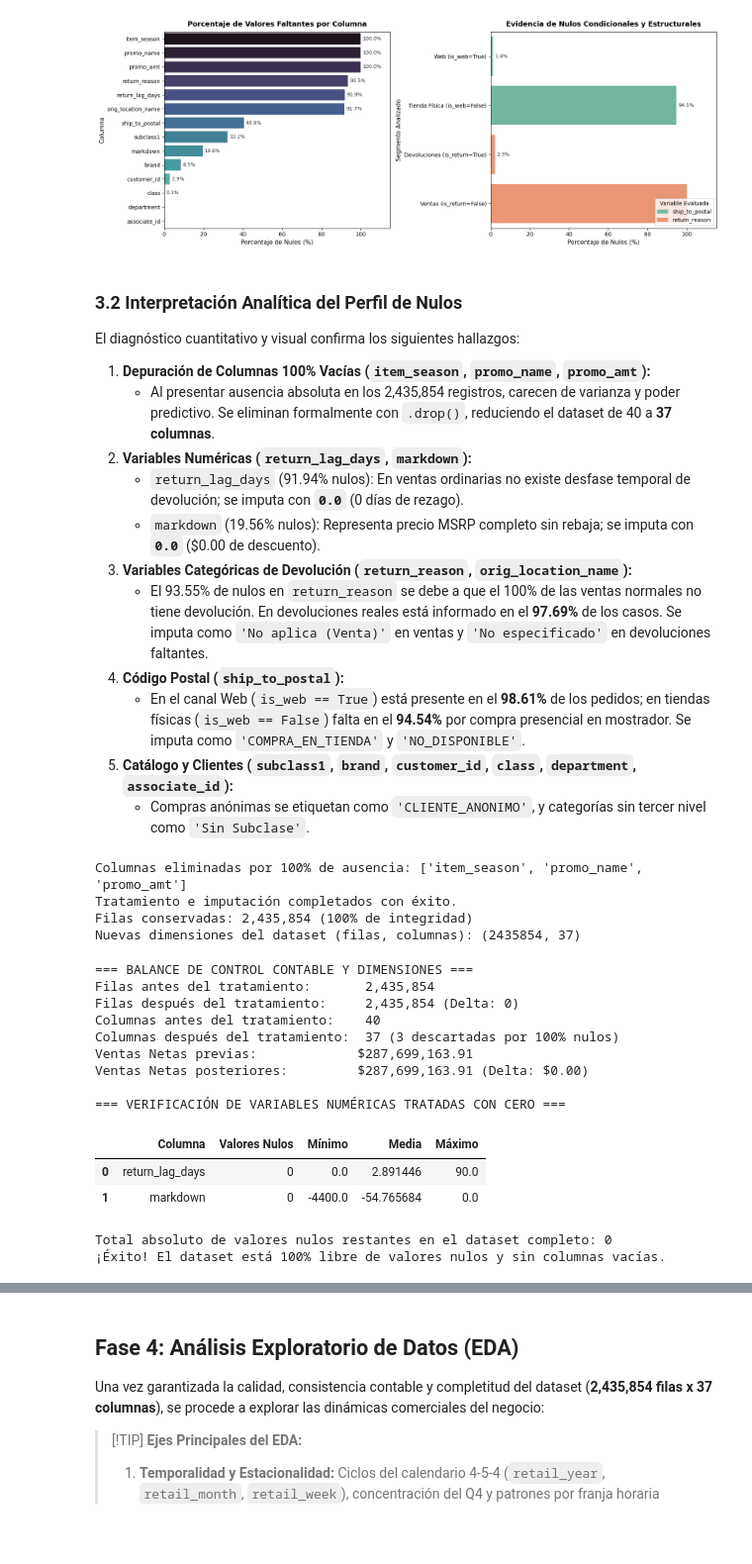
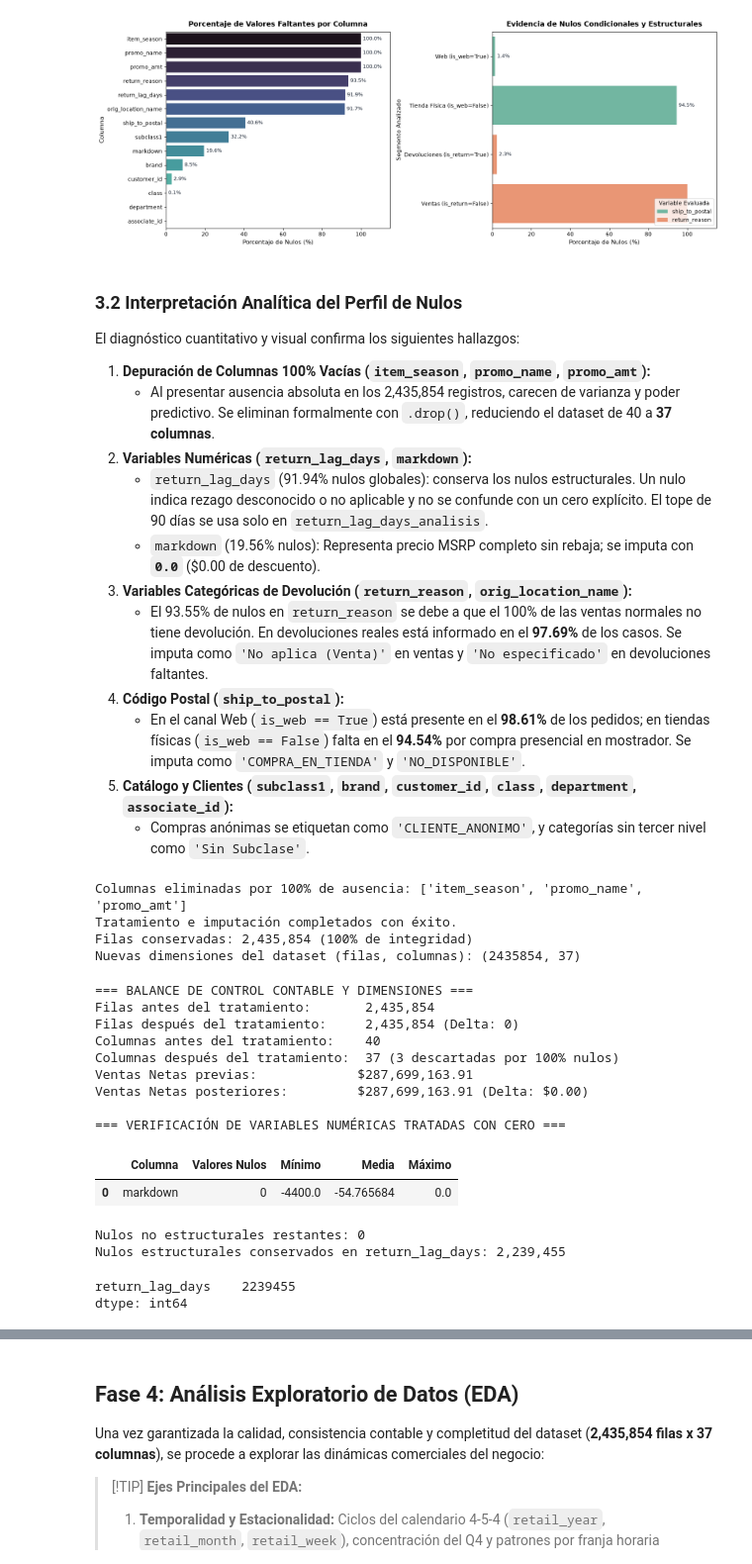
Before and after one commit to geramargonzalez/sales-revenue-datascience, a Jupyter notebook: sales-revenue-jewery.ipynb, the cells around one changed output, grey strips where cells are left out. Shown at 99% size. Saved outputs shown, nothing was run; the diff lists cells and outputs as text; code cells hidden in the pictures; blank space fills up the shorter version.

```diff
--- a/sales-revenue-jewery.ipynb
+++ b/sales-revenue-jewery.ipynb
@@ -374,7 +387,7 @@ El diagnóstico cuantitativo y visual confirma los siguientes hallazgos:
 1. **Depuración de Columnas 100% Vacías (`item_season`, `promo_name`, `promo_amt`):**
    * Al presentar ausencia absoluta en los 2,435,854 registros, carecen de varianza y poder predictivo. Se eliminan formalmente con `.drop()`, reduciendo el dataset de 40 a **37 columnas**.
 2. **Variables Numéricas (`return_lag_days`, `markdown`):**
-   * `return_lag_days` (91.94% nulos): En ventas ordinarias no existe desfase temporal de devolución; se imputa con **`0.0`** (0 días de rezago).
+   * `return_lag_days` (91.94% nulos globales): conserva los nulos estructurales. Un nulo indica rezago desconocido o no aplicable y no se confunde con un cero explícito. El tope de 90 días se usa solo en `return_lag_days_analisis`.
    * `markdown` (19.56% nulos): Representa precio MSRP completo sin rebaja; se imputa con **`0.0`** ($0.00 de descuento).
 3. **Variables Categóricas de Devolución (`return_reason`, `orig_location_name`):**
    * El 93.55% de nulos en `return_reason` se debe a que el 100% de las ventas normales no tiene devolución. En devoluciones reales está informado en el **97.69%** de los casos. Se imputa como `'No aplica (Venta)'` en ventas y `'No especificado'` en devoluciones faltantes.
@@ -390,14 +403,20 @@ filas_previas = len(df)
 columnas_previas = df.shape[1]
 net_sales_previo = df['net_sales'].sum()
 
-# 1. Eliminación de columnas con 100% de valores nulos (sin información en origen)
+# 1. Eliminación protegida de columnas con 100% de valores nulos
 columnas_100_nulos = ['item_season', 'promo_name', 'promo_amt']
+columnas_ausentes = sorted(set(columnas_100_nulos) - set(df.columns))
+assert not columnas_ausentes, f"Columnas esperadas ausentes: {columnas_ausentes}"
+conteo_no_nulos = df[columnas_100_nulos].notna().sum()
+assert conteo_no_nulos.eq(0).all(), f"Columnas con datos que no deben eliminarse: {conteo_no_nulos[conteo_no_nulos > 0].to_dict()}"
 df = df.drop(columns=columnas_100_nulos)
 print(f"Columnas eliminadas por 100% de ausencia: {columnas_100_nulos}")
 
-# 2. Variables Numéricas: Imputación con 0.0 (return_lag_days y markdown)
-columnas_numericas = ['return_lag_days', 'markdown']
-for col in columnas_numericas:
+# 2. Variable financiera: imputación semántica con 0.0
+# return_lag_days conserva sus nulos estructurales y sus ceros explícitos
+nulos_rezago_previos = df['return_lag_days'].isna().sum()
+columnas_numericas_imputadas = ['markdown']
+for col in columnas_numericas_imputadas:
     df[col] = df[col].fillna(0.0)
 
 # 3. Variables de Catálogo y Clientes: Imputación con etiquetas explícitas
@@ -443,50 +462,51 @@ filas_posteriores = len(df)
 columnas_posteriores = df.shape[1]
 net_sales_posterior = df['net_sales'].sum()
 
-# Comprobar si queda algún nulo en el dataset
+# Comprobar que solo permanezcan los nulos estructurales de return_lag_days
 total_nulos_dataset = df.isnull().sum().sum()
 nulos_por_columna = df.isnull().sum()
 columnas_con_nulos = nulos_por_columna[nulos_por_columna > 0]
+nulos_no_estructurales = df.drop(columns=['return_lag_days']).isnull().sum().sum()
+assert nulos_no_estructurales == 0, 'Quedan nulos fuera de return_lag_days'
+assert df['return_lag_days'].isna().sum() == nulos_rezago_previos, 'Se alteraron los nulos estructurales del rezago'
 
 print("=== BALANCE DE CONTROL CONTABLE Y DIMENSIONES ===")
 print(f"Filas antes del tratamiento:       {filas_previas:,}")
 print(f"Filas después del tratamiento:     {filas_posteriores:,} (Delta: {filas_posteriores - filas_previas})")
 print(f"Columnas antes del tratamiento:    {columnas_previas}")
 print(f"Columnas después del tratamiento:  {columnas_posteriores} (3 descartadas por 100% nulos)")
 print(f"Ventas Netas previas:             ${net_sales_previo:,.2f}")
 print(f"Ventas Netas posteriores:         ${net_sales_posterior:,.2f} (Delta: ${net_sales_posterior - net_sales_previo:,.2f})")
 
 print("\n=== VERIFICACIÓN DE VARIABLES NUMÉRICAS TRATADAS CON CERO ===")
 resumen_num_cero = pd.DataFrame({
-    'Columna': columnas_numericas,
-    'Valores Nulos': [df[c].isnull().sum() for c in columnas_numericas],
-    'Mínimo': [df[c].min() for c in columnas_numericas],
-    'Media': [df[c].mean() for c in columnas_numericas],
-    'Máximo': [df[c].max() for c in columnas_numericas]
+    'Columna': columnas_numericas_imputadas,
+    'Valores Nulos': [df[c].isnull().sum() for c in columnas_numericas_imputadas],
+    'Mínimo': [df[c].min() for c in columnas_numericas_imputadas],
+    'Media': [df[c].mean() for c in columnas_numericas_imputadas],
+    'Máximo': [df[c].max() for c in columnas_numericas_imputadas]
 })
 display(resumen_num_cero)
 
-print(f"\nTotal absoluto de valores nulos restantes en el dataset completo: {total_nulos_dataset}")
-if total_nulos_dataset == 0:
-    print("¡Éxito! El dataset está 100% libre de valores nulos y sin columnas vacías.")
-else:
-    print("Columnas con nulos restantes:")
-    display(columnas_con_nulos)
+print(f"\nNulos no estructurales restantes: {nulos_no_estructurales}")
+print(f"Nulos estructurales conservados en return_lag_days: {total_nulos_dataset:,}")
+display(columnas_con_nulos)
 # %% [output]
 === BALANCE DE CONTROL CONTABLE Y DIMENSIONES ===
 Filas antes del tratamiento:       2,435,854
 Filas después del tratamiento:     2,435,854 (Delta: 0)
 Columnas antes del tratamiento:    40
 Columnas después del tratamiento:  37 (3 descartadas por 100% nulos)
 Ventas Netas previas:             $287,699,163.91
 Ventas Netas posteriores:         $287,699,163.91 (Delta: $0.00)
 
 === VERIFICACIÓN DE VARIABLES NUMÉRICAS TRATADAS CON CERO ===
 |  | Columna | Valores Nulos | Mínimo | Media | Máximo |
-| 0 | return_lag_days | 0 | 0.0 | 2.891446 | 90.0 |
-| 1 | markdown | 0 | -4400.0 | -54.765684 | 0.0 |
+| 0 | markdown | 0 | -4400.0 | -54.765684 | 0.0 |
-Total absoluto de valores nulos restantes en el dataset completo: 0
-¡Éxito! El dataset está 100% libre de valores nulos y sin columnas vacías.
+Nulos no estructurales restantes: 0
+Nulos estructurales conservados en return_lag_days: 2,239,455
+return_lag_days    2239455
+dtype: int64
 # %% [markdown]
 ### 3.3 Conclusiones del Preprocesamiento y Balance Final
 
```
Also changed, not shown: parts of 24 cells of this notebook, 2 other files.
